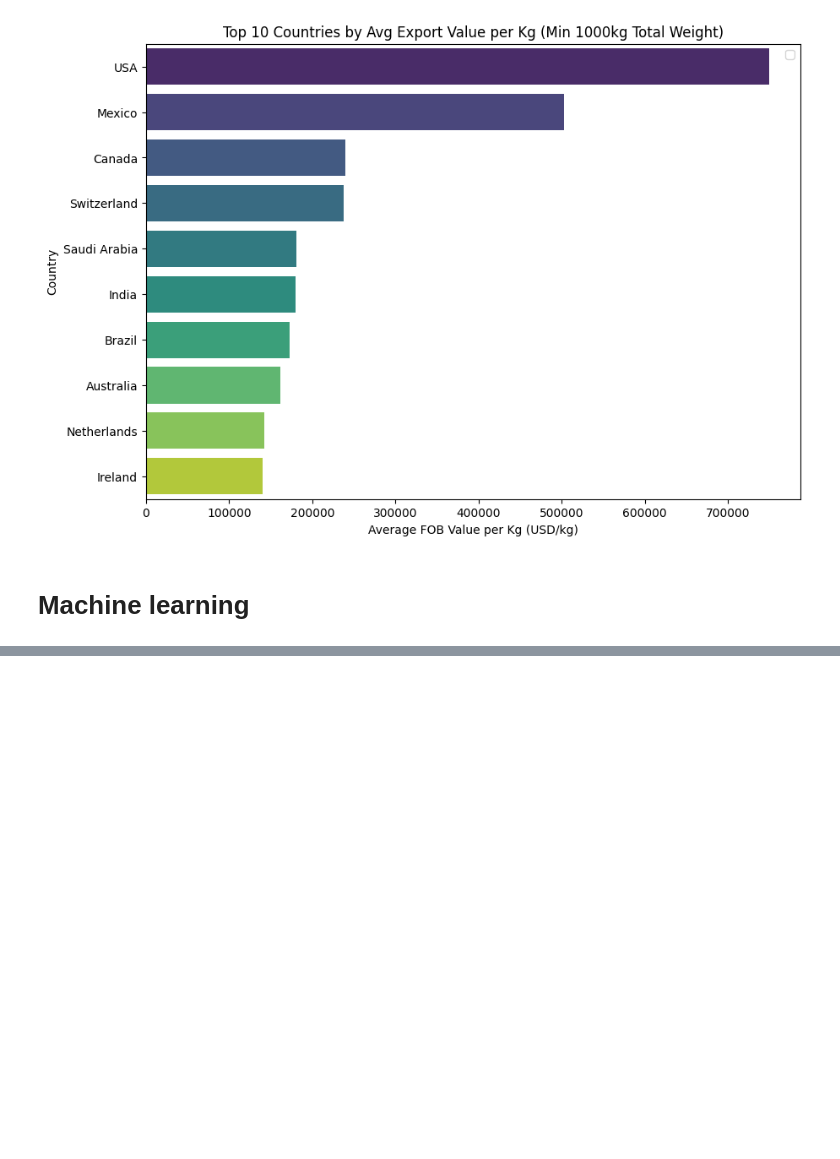
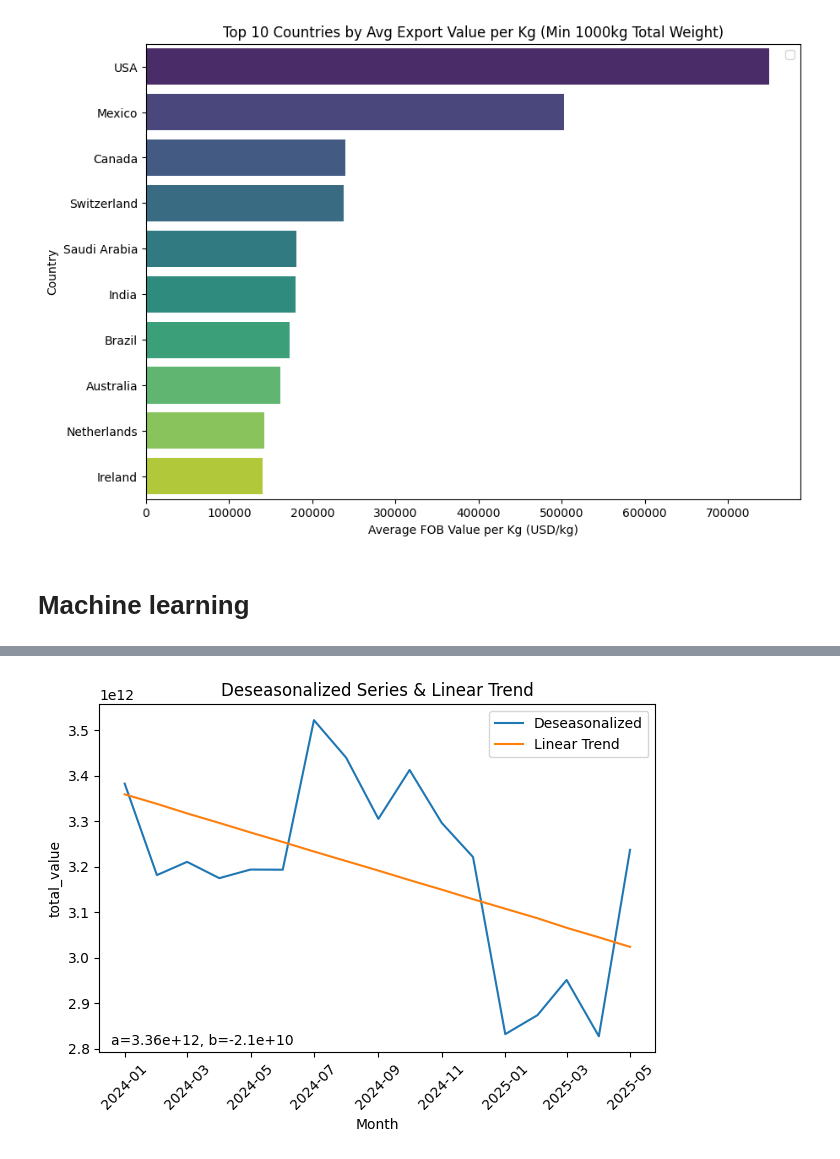
Before and after one commit to rfih/Dibimbing---DSDA, a Jupyter notebook: Final Project Data Science/Monthly.ipynb, the cells around one changed output, grey strips where cells are left out. Saved outputs shown, nothing was run; the diff lists cells and outputs as text; code cells hidden in the pictures; blank space fills up the shorter version.

```diff
--- a/Final Project Data Science/Monthly.ipynb
+++ b/Final Project Data Science/Monthly.ipynb
@@ -1427,0 +1280,14 @@ plt.show()
+# %%
+# B) Linear Trend on deseasonalized, with intercept/slope annotated
+plt.figure()
+plt.plot(components.index, components["Deseasonalized"], label="Deseasonalized")
+plt.plot(components.index, components["Trend(a+bt)"], label="Linear Trend")
+plt.title("Deseasonalized Series & Linear Trend")
+plt.xlabel("Month"); plt.ylabel(value_col); plt.xticks(rotation=45); plt.legend()
+# annotate a and b
+x0, x1 = 0, len(components.dropna(subset=["Trend(a+bt)"])) - 1
+plt.text(0.02, 0.02, f"a={meta['intercept_a']:.3g}, b={meta['slope_b']:.3g}",
+         transform=plt.gca().transAxes)
+plt.tight_layout(); plt.show()
+# %% [output]
+[figure, added]
```
Also changed, not shown: parts of 53 cells of this notebook.
